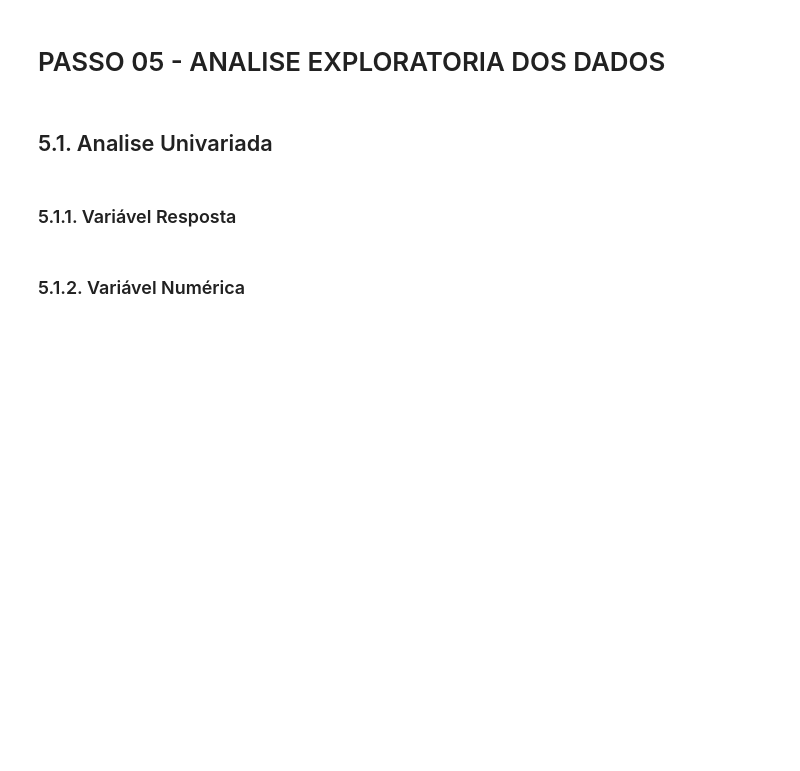
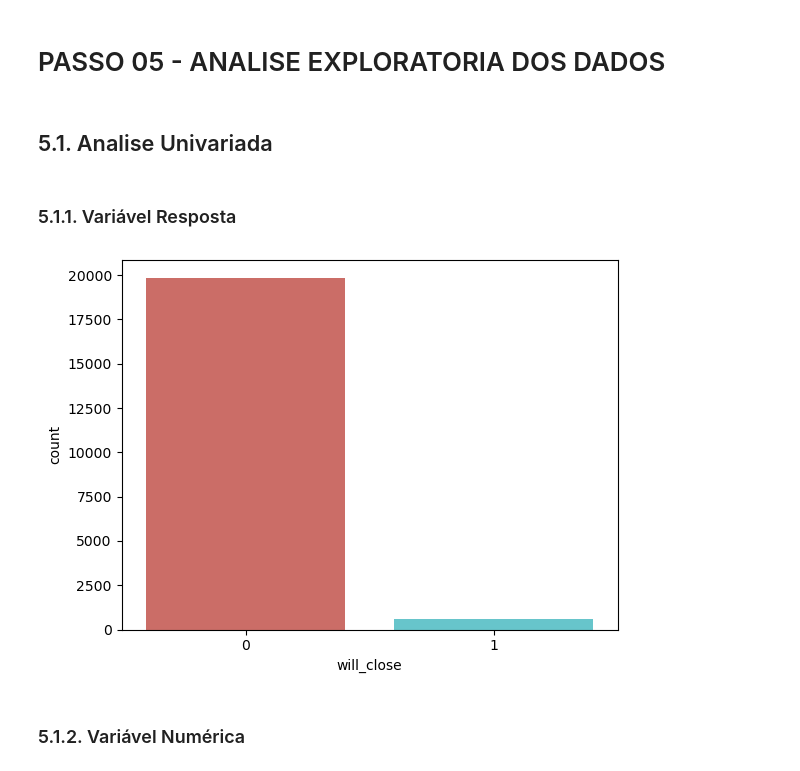
Before and after one commit to adambry/Atividade_Integradora_1T, a Jupyter notebook: PI_Main.ipynb, the cells around one changed output. Saved outputs shown, nothing was run; the diff lists cells and outputs as text; code cells hidden in the pictures; blank space fills up the shorter version.

Commit message:
V2
Pessoal, subi uma nova versão do documento. Não sei bem como funciona o Github ainda, então subi um novo documento.

Agradeço se puderem depois me auxiliar com o procedimento correto.

```diff
--- a/PI_Main.ipynb
+++ b/PI_Main.ipynb
@@ -166,0 +270,33 @@ msno.matrix(df1)
+# %%
+# Considerar ZERO os missing values das variáveis "extra_exp", "extra_inc", "extra_profit_loss".
+# Como são gastos de natureza eventual, os missing values podem representar que não houve esse tipo de dado para o ano em questão;
+
+df2['extra_exp'] = df2['extra_exp'].fillna(0)
+df2['extra_inc'] = df2['extra_inc'].fillna(0)
+df2['extra_profit_loss'] = df2['extra_profit_loss'].fillna(0)
+
+# Subsitutir pela média da empresa as variáveis numéricas:
+# "amort", "curr_assets", "curr_liab", "fixed_assets", "inc_bef_tax", "intang_assets", "inventories", "liq_assets", "material_exp", "personnel_exp", "tang_assets", "labor_avg".
+# São variáveis de natureza contábil e que tem um peso importante para explicar a saúde financeira da empresa.
+# Logo, substituir pela média da empresa mantém a distribuição dos dados intacta e utilizar por ZERO ou excluir os dados pode prejudicar a estimativa do modelo
+
+df2['amort'] = df2['amort'].fillna(df2['amort'].mean())
+df2['curr_assets'] = df2['curr_assets'].fillna(df2['curr_assets'].mean())
+df2['curr_liab'] = df2['curr_liab'].fillna(df2['curr_liab'].mean())
+df2['fixed_assets'] = df2['fixed_assets'].fillna(df2['fixed_assets'].mean())
+df2['inc_bef_tax'] = df2['inc_bef_tax'].fillna(df2['inc_bef_tax'].mean())
+df2['intang_assets'] = df2['intang_assets'].fillna(df2['intang_assets'].mean())
+df2['inventories'] = df2['inventories'].fillna(df2['inventories'].mean())
+df2['liq_assets'] = df2['liq_assets'].fillna(df2['liq_assets'].mean())
+df2['material_exp'] = df2['material_exp'].fillna(df2['material_exp'].mean())
+df2['personnel_exp'] = df2['personnel_exp'].fillna(df2['personnel_exp'].mean())
+df2['tang_assets'] = df2['tang_assets'].fillna(df2['tang_assets'].mean())
+df2['labor_avg'] = df2['labor_avg'].fillna(df2['labor_avg'].mean())
+
+
+# Subsitutir pela média da empresa as variáveis: "urban_m", "region_m", "founded_date",
+# São variáveis não numéricas que podem ajudar na construção do modelo, pois podem ter a priori relevância na explicação da variável resposta.
+
+df2['urban_m'] = df2['urban_m'].fillna(df2['urban_m'].mean())
+df2['region_m'] = df2['region_m'].fillna(df2['region_m'].mode()) # ainda constam valores nulos. verificar o que está havendo
+df2['founded_date'] = df2['founded_date'].fillna(df2['founded_date'].mean())
@@ -251,4 +517,10 @@ for figura_num in range(num_total_figuras):
 # %% [markdown]
 ### 5.1.1. Variável Resposta
+# %%
+# Fazendo gráfico de barras para a variável "will_close":
+sns.countplot(x='will_close', data=df2, palette='hls')
+plt.show()
+# %% [output]
+[figure, added]
 # %% [markdown]
 ### 5.1.2. Variável Numérica
```
Also changed, not shown: parts of 40 cells of this notebook.
